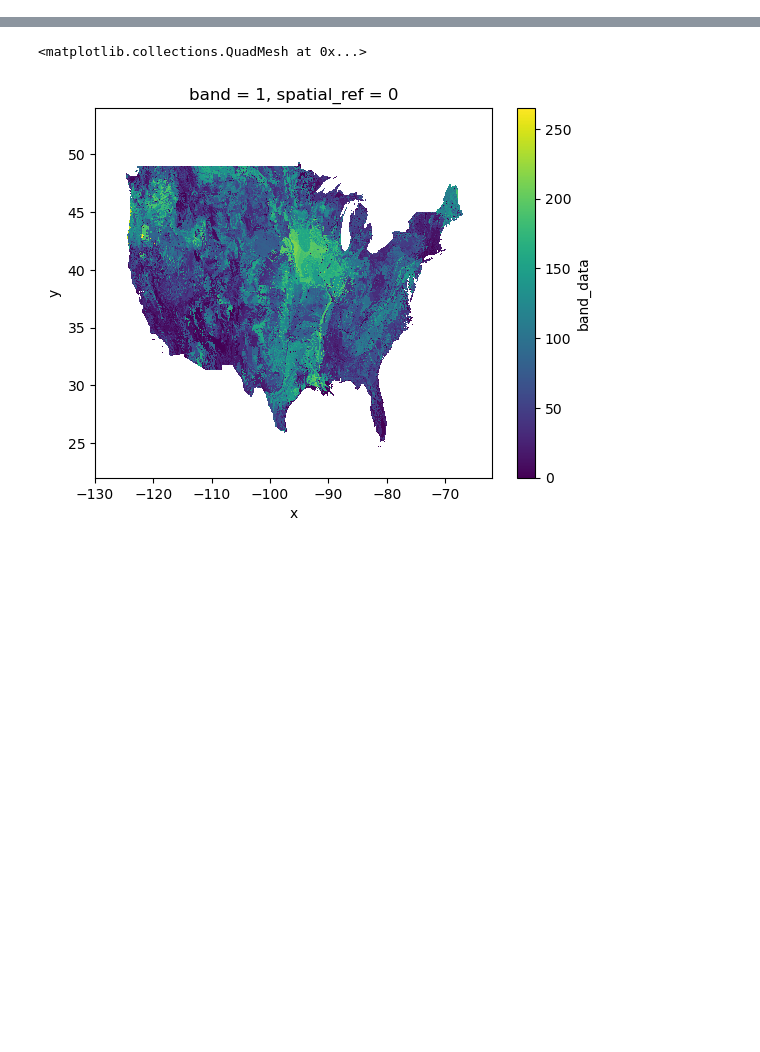
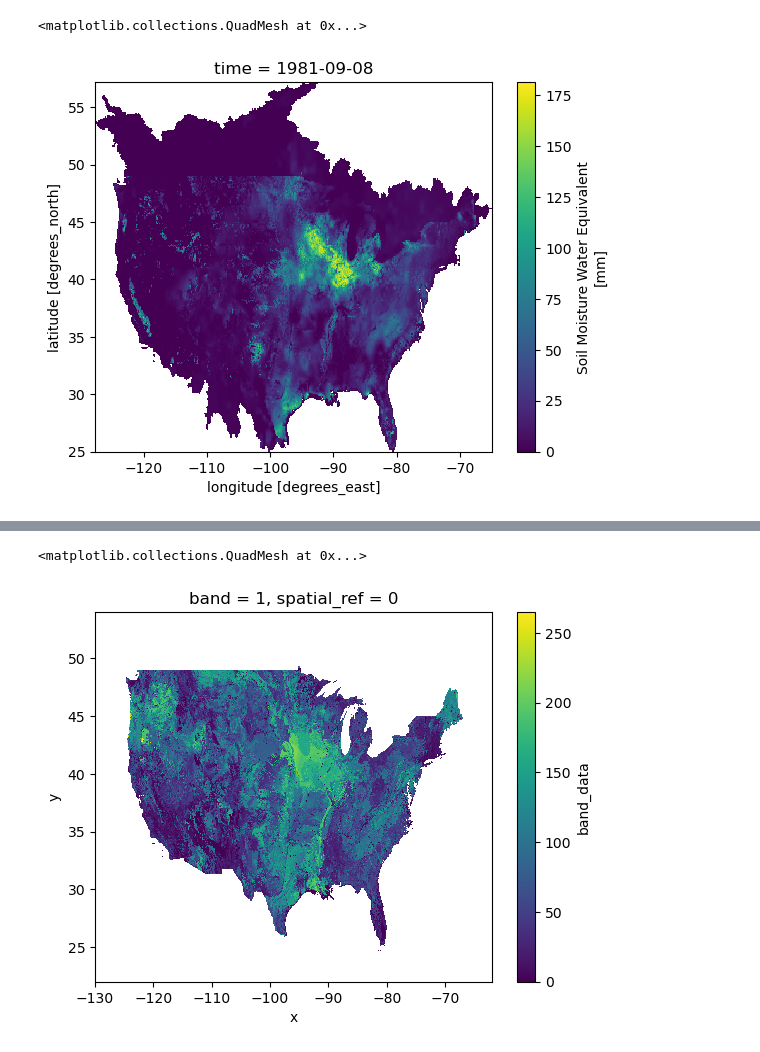
Before and after one commit to david0811/lafferty-etal-2024-tbd, a Jupyter notebook: code/99_testing.ipynb, the cells around one changed output, grey strips where cells are left out. Drawn from its saved outputs; the diff is of its cells as text; code cells hidden in the pictures; blank space fills up the shorter version.

```diff
--- a/code/99_testing.ipynb
+++ b/code/99_testing.ipynb
@@ -37,0 +21,5 @@ ds.isel(time=250).soilMoistFrac.plot()
+# %%
+ds_check.isel(time=250).soilMoist.plot()
+# %% [output]
+<matplotlib.collections.QuadMesh at 0x...>
+[figure, added]
```
Also changed, not shown: parts of 11 cells of this notebook, 3 other files.
